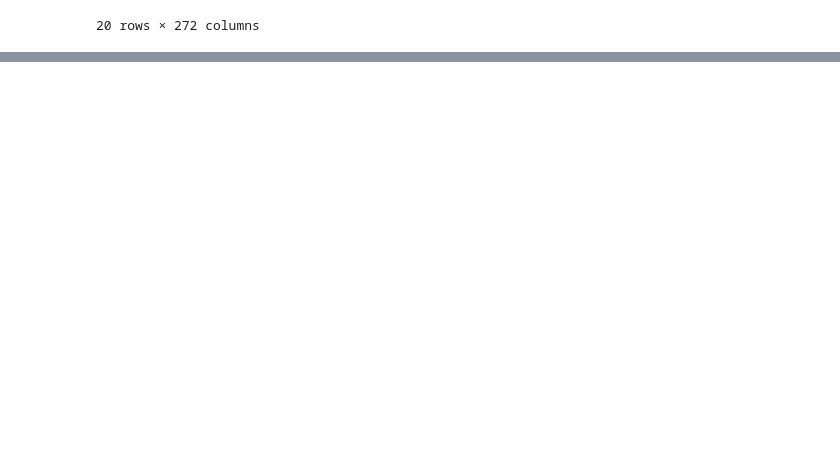
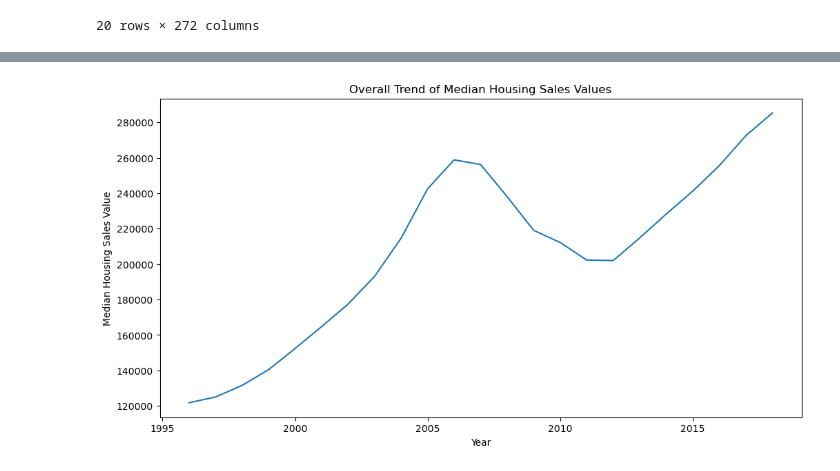
Before and after one commit to EdmundNyaribo/Phase-4-Project, a Jupyter notebook: Student.ipynb, the cells around one changed output, grey strips where cells are left out. Drawn from its saved outputs; the diff is of its cells as text; code cells hidden in the pictures; blank space fills up the shorter version.

Commit message:
complete visualization

```diff
--- a/Student.ipynb
+++ b/Student.ipynb
@@ -39,0 +242,4 @@ df.head(20)
+# %%
+# Fill the 'ZipCode' column with leading zeros to make it a 5-digit string.
+df['ZipCode'] = df['ZipCode'].str.zfill(5)
+df
@@ -39,0 +275,3 @@ df.head(20)
+# %%
+# Created a new copy of the dataset
+melted_df = df.copy()
@@ -39,0 +380,5 @@ df.head(20)
+# %%
+# Create new columns for month and year
+melted_df['month'] = melted_df['time'].dt.month
+melted_df['year'] = melted_df['time'].dt.year
+melted_df
@@ -39,0 +399,8 @@ df.head(20)
+# %%
+import calendar
+
+# Example mapping of month numbers to month names
+month_map = {i: calendar.month_name[i] for i in range(1, 13)}
+
+melted_df['month'] = melted_df['month'].map(month_map)
+melted_df
@@ -39,0 +421,22 @@ df.head(20)
+# %%
+# Visual of overall trends
+
+def plot_overall_trend(df, x_col, y_col, title, xlabel, ylabel, figsize=(12, 6)):
+    """
+    Plot the overall trend of a numerical column grouped by a datetime column (year).
+    Returns:
+    - None: Displays the plot.
+    """
+    plt.figure(figsize=figsize)
+    df.groupby(x_col)[y_col].mean().plot()
+    plt.title(title)
+    plt.xlabel(xlabel)
+    plt.ylabel(ylabel)
+    plt.show()
+
+# Example usage:
+plot_overall_trend(melted_df, 'year', 'value',
+                   'Overall Trend of Median Housing Sales Values',
+                   'Year', 'Median Housing Sales Value')
+# %% [output]
+[figure, added]
```
Also changed, not shown: parts of 25 cells of this notebook.
